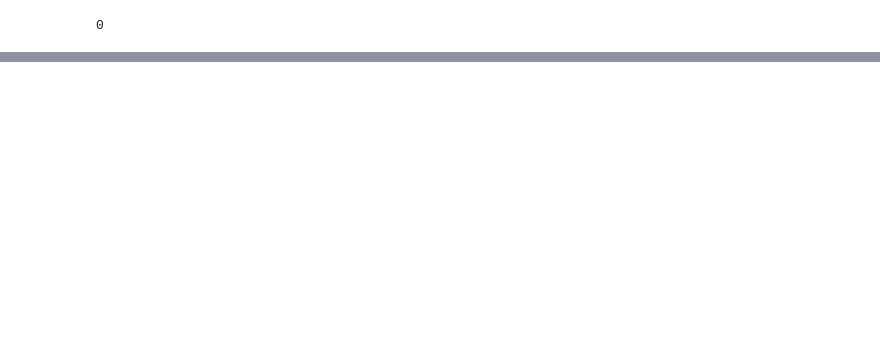
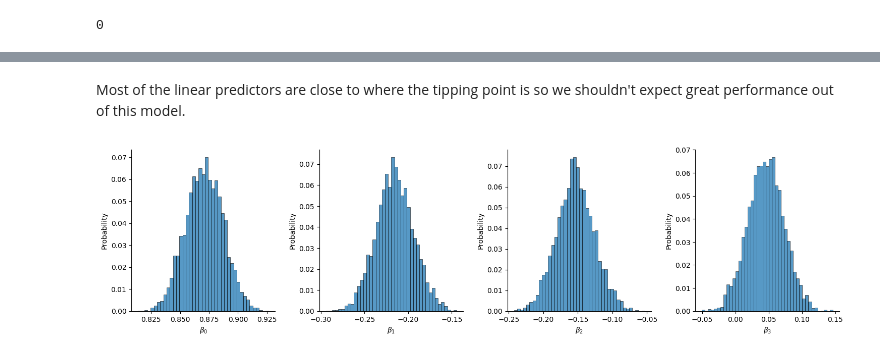
Before and after one commit to Christheoneoneil/stat330_final, a Jupyter notebook: notebooks/02.00-maj-logistic-regression.ipynb, the cells around one changed output, grey strips where cells are left out. Drawn from its saved outputs; the diff is of its cells as text; code cells hidden in the pictures; blank space fills up the shorter version.

```diff
--- a/notebooks/02.00-maj-logistic-regression.ipynb
+++ b/notebooks/02.00-maj-logistic-regression.ipynb
@@ -259,0 +266,14 @@ plt.tight_layout(pad=1)
+# %% [markdown]
+Most of the linear predictors are close to where the tipping point is so we shouldn't expect great performance out of this model.
+# %%
+plt.figure(figsize=(15, 4))
+
+for j in range(4):
+  plt.subplot(1, 4, j + 1)
+  sns.histplot(fit['beta'][j,:], stat='probability')
+  sns.despine()
+  plt.xlabel(r'$\beta_' + str(j) + '$')
+
+plt.tight_layout(pad=1)
+# %% [output]
+[figure, added]
```
Also changed, not shown: parts of 48 cells of this notebook.
